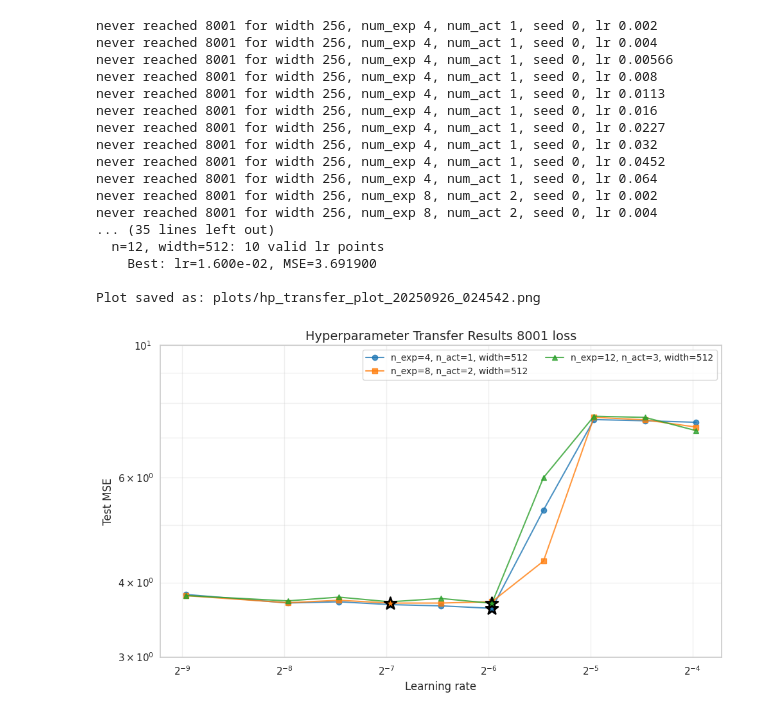
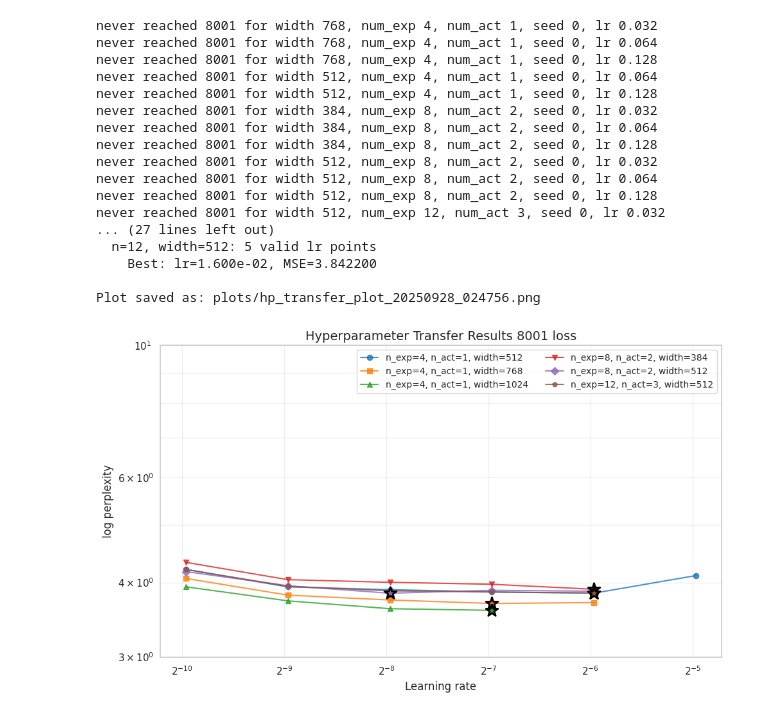
Before and after one commit to Petyrrrrr/MuP_MOE, a Jupyter notebook: mutransfer_lr_cccc/plot_moe_mup_norouter.ipynb, the cells around one changed output. Cells and saved outputs as stored; diff of their text form; code cells hidden in the pictures.

```diff
--- a/mutransfer_lr_cccc/plot_moe_mup_norouter.ipynb
+++ b/mutransfer_lr_cccc/plot_moe_mup_norouter.ipynb
@@ -259,7 +258,8 @@ def get_filenames_in_dir(directory_path):
 # %%
 result_complete = {}
-for file_name in get_filenames_in_dir("/home/ubuntu/MuP_MOE/std_out/mutransfer_lr_cccc/20250926_041803/stdout"):
-    if os.path.exists(file_name):
+for file_name in get_filenames_in_dir("/home/ubuntu/MuP_MOE/std_out/mutransfer_lr_cccc/"+time+"/stdout"):
+    file_pwd = "/home/ubuntu/MuP_MOE/std_out/mutransfer_lr_cccc/"+time+"/stdout/"+file_name
+    if os.path.exists(file_pwd):
         pattern = r'job_\d+_gpu\d+_w(\d+)_exp(\d+)_lr([\d.e\-+]+)_seed(\d+)\.log'
         match = re.match(pattern, file_name)
         if not match:
@@ -270,10 +270,10 @@ for file_name in get_filenames_in_dir("/home/ubuntu/MuP_MOE/std_out/mutransfer_l
                 'lr': float(match.group(3)),
                 'seed': int(match.group(4))
                 }
-        loss_dict = parse_validation_loss(file_name)
+        loss_dict = parse_validation_loss(file_pwd)
         width, num_exp, num_act, seed, lr = params['width'], params['num_exp'], params['num_exp']//4 , params['seed'], params['lr']
         result_complete[(width, num_exp, num_act, seed, lr)] = loss_dict
         print(f"job found, width {width}, num_exp {num_exp}, num_act {num_act}, seed {seed}, lr {lr}, loss_dict {loss_dict}")
     else:
-        print(f"File {file_name} does not exist, check your path")
+        print(f"File {file_pwd} does not exist, check your path")
 # %% [output]
@@ -316,13 +297,13 @@ job 59 found, width 512, num_exp 12, num_act 3, seed 0, lr 0.064, loss_dict {1:
 # %%
 result_1001 = {}
 for width, num_exp, _ in wid_exp:
-    for i in range(len(lr_short)):
+    for i in range(len(lrs)):
         for seed in seeds:
             num_act = int(num_exp // 4)
             for seed in seeds:
                 try:
-                    result_1001[(width, num_exp, num_act, seed, lr_short[i])] = result_complete[(width, num_exp, num_act, seed, lr_short[i])][1001]
+                    result_1001[(width, num_exp, num_act, seed, lrs[i])] = result_complete[(width, num_exp, num_act, seed, lrs[i])][1001]
                 except:
-                    print(f"never reached 1001 for width {width}, num_exp {num_exp}, num_act {num_act}, seed {seed}, lr {lr_short[i]}")
+                    print(f"never reached 1001 for width {width}, num_exp {num_exp}, num_act {num_act}, seed {seed}, lr {lrs[i]}")
 plot_results(result_1001, title = "1001 loss")
 # %% [output]
@@ -364,13 +345,13 @@ Plot saved as: plots/hp_transfer_plot_20250926_024541.png
 # %%
 result_2001 = {}
 for width, num_exp, _ in wid_exp:
-    for i in range(len(lr_short)):
+    for i in range(len(lrs)):
         for seed in seeds:
             num_act = int(num_exp // 4)
             for seed in seeds:
                 try:
-                    result_2001[(width, num_exp, num_act, seed, lr_short[i])] = result_complete[(width, num_exp, num_act, seed, lr_short[i])][2001]
+                    result_2001[(width, num_exp, num_act, seed, lrs[i])] = result_complete[(width, num_exp, num_act, seed, lrs[i])][2001]
                 except:
-                    print(f"never reached 2001 for width {width}, num_exp {num_exp}, num_act {num_act}, seed {seed}, lr {lr_short[i]}")
+                    print(f"never reached 2001 for width {width}, num_exp {num_exp}, num_act {num_act}, seed {seed}, lr {lrs[i]}")
 plot_results(result_2001, title = "2001 loss")
 # %% [output]
@@ -412,13 +393,13 @@ Plot saved as: plots/hp_transfer_plot_20250926_024541.png
 # %%
 result_5001 = {}
 for width, num_exp, _ in wid_exp:
-    for i in range(len(lr_short)):
+    for i in range(len(lrs)):
         for seed in seeds:
             num_act = int(num_exp // 4)
             for seed in seeds:
                 try:
-                    result_5001[(width, num_exp, num_act, seed, lr_short[i])] = result_complete[(width, num_exp, num_act, seed, lr_short[i])][5001]
+                    result_5001[(width, num_exp, num_act, seed, lrs[i])] = result_complete[(width, num_exp, num_act, seed, lrs[i])][5001]
                 except:
-                    print(f"never reached 5001 for width {width}, num_exp {num_exp}, num_act {num_act}, seed {seed}, lr {lr_short[i]}")
+                    print(f"never reached 5001 for width {width}, num_exp {num_exp}, num_act {num_act}, seed {seed}, lr {lrs[i]}")
 plot_results(result_5001, title = "5001 loss")
 # %% [output]
@@ -460,31 +441,31 @@ Plot saved as: plots/hp_transfer_plot_20250926_024542.png
 # %%
 result_8001 = {}
 for width, num_exp, _ in wid_exp:
-    for i in range(len(lr_short)):
+    for i in range(len(lrs)):
         for seed in seeds:
             num_act = int(num_exp // 4)
             for seed in seeds:
                 try:
-                    result_8001[(width, num_exp, num_act, seed, lr_short[i])] = result_complete[(width, num_exp, num_act, seed, lr_short[i])][8001]
+                    result_8001[(width, num_exp, num_act, seed, lrs[i])] = result_complete[(width, num_exp, num_act, seed, lrs[i])][8001]
                 except:
-                    print(f"never reached 8001 for width {width}, num_exp {num_exp}, num_act {num_act}, seed {seed}, lr {lr_short[i]}")
+                    print(f"never reached 8001 for width {width}, num_exp {num_exp}, num_act {num_act}, seed {seed}, lr {lrs[i]}")
 plot_results(result_8001, title = "8001 loss")
 # %% [output]
-never reached 8001 for width 256, num_exp 4, num_act 1, seed 0, lr 0.002
-never reached 8001 for width 256, num_exp 4, num_act 1, seed 0, lr 0.004
-never reached 8001 for width 256, num_exp 4, num_act 1, seed 0, lr 0.00566
-never reached 8001 for width 256, num_exp 4, num_act 1, seed 0, lr 0.008
-never reached 8001 for width 256, num_exp 4, num_act 1, seed 0, lr 0.0113
-never reached 8001 for width 256, num_exp 4, num_act 1, seed 0, lr 0.016
-never reached 8001 for width 256, num_exp 4, num_act 1, seed 0, lr 0.0227
-never reached 8001 for width 256, num_exp 4, num_act 1, seed 0, lr 0.032
-never reached 8001 for width 256, num_exp 4, num_act 1, seed 0, lr 0.0452
-never reached 8001 for width 256, num_exp 4, num_act 1, seed 0, lr 0.064
-never reached 8001 for width 256, num_exp 8, num_act 2, seed 0, lr 0.002
-never reached 8001 for width 256, num_exp 8, num_act 2, seed 0, lr 0.004
-... (35 lines left out)
-  n=12, width=512: 10 valid lr points
-    Best: lr=1.600e-02, MSE=3.691900
+never reached 8001 for width 768, num_exp 4, num_act 1, seed 0, lr 0.032
+never reached 8001 for width 768, num_exp 4, num_act 1, seed 0, lr 0.064
+never reached 8001 for width 768, num_exp 4, num_act 1, seed 0, lr 0.128
+never reached 8001 for width 512, num_exp 4, num_act 1, seed 0, lr 0.064
+never reached 8001 for width 512, num_exp 4, num_act 1, seed 0, lr 0.128
+never reached 8001 for width 384, num_exp 8, num_act 2, seed 0, lr 0.032
+never reached 8001 for width 384, num_exp 8, num_act 2, seed 0, lr 0.064
+never reached 8001 for width 384, num_exp 8, num_act 2, seed 0, lr 0.128
+never reached 8001 for width 512, num_exp 8, num_act 2, seed 0, lr 0.032
+never reached 8001 for width 512, num_exp 8, num_act 2, seed 0, lr 0.064
+never reached 8001 for width 512, num_exp 8, num_act 2, seed 0, lr 0.128
+never reached 8001 for width 512, num_exp 12, num_act 3, seed 0, lr 0.032
+... (27 lines left out)
+  n=12, width=512: 5 valid lr points
+    Best: lr=1.600e-02, MSE=3.842200
 
-Plot saved as: plots/hp_transfer_plot_20250926_024542.png
+Plot saved as: plots/hp_transfer_plot_20250928_024756.png
-[figure, old version]
+[figure, new version]
```
Also changed, not shown: parts of 11 cells of this notebook.
